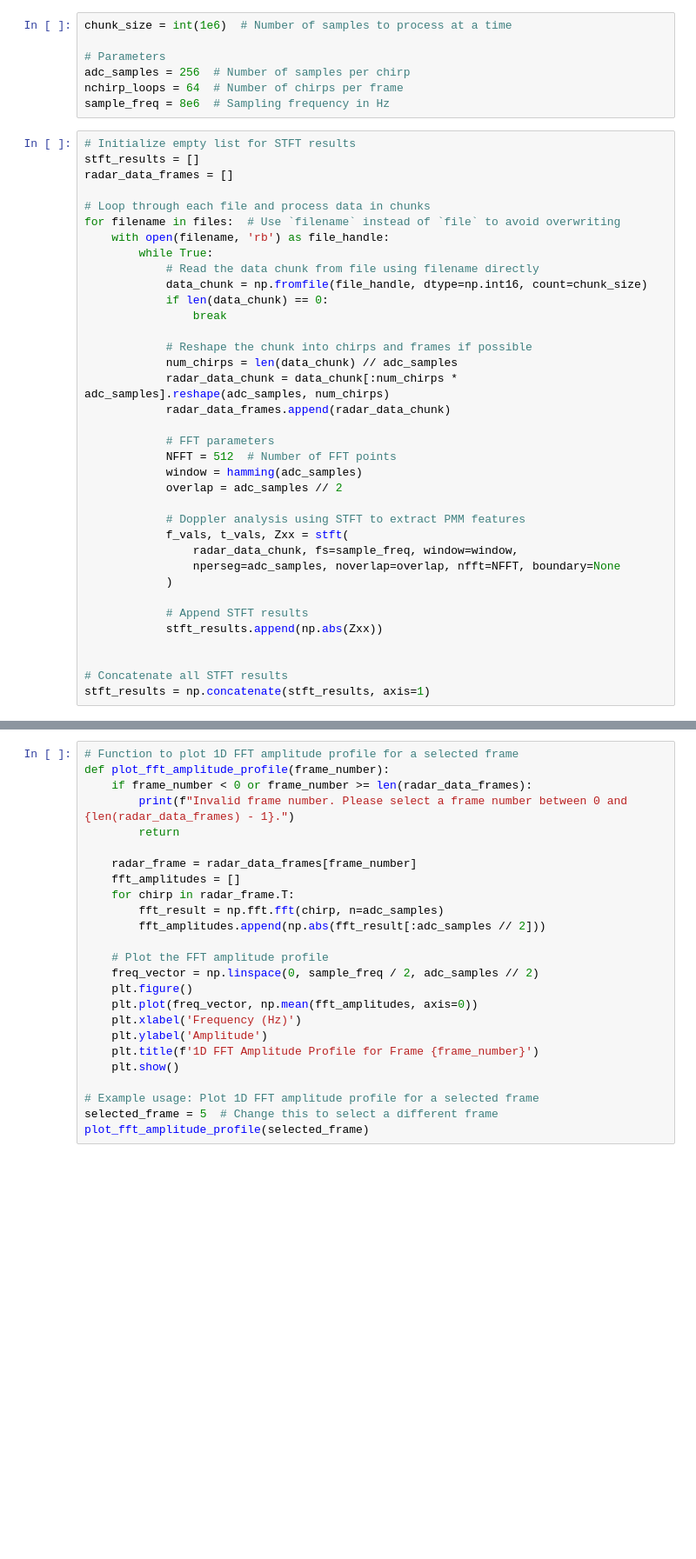
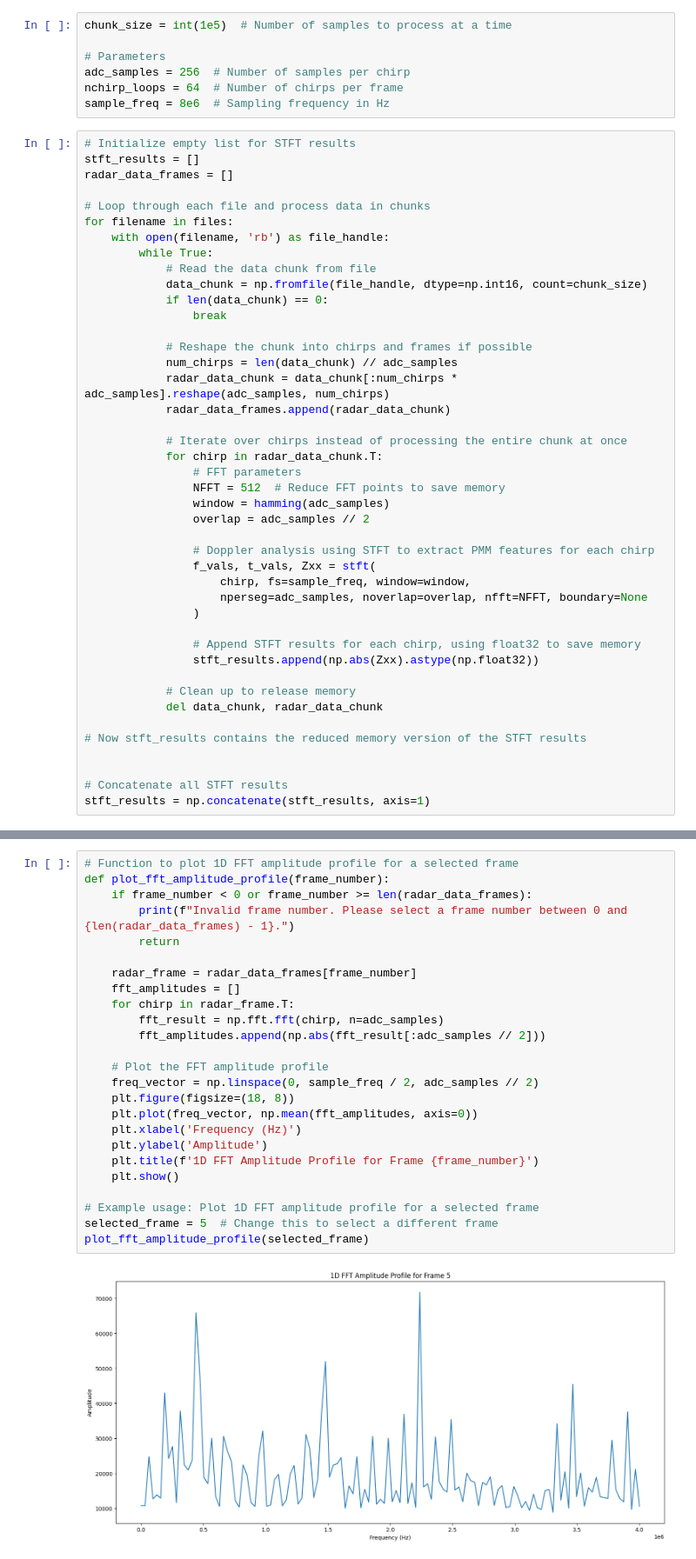
Before and after one commit to shaikhalvee/mmWave-drone, a Jupyter notebook: pmm_features.ipynb, the cells around one changed output, grey strips where cells are left out. Shown at 87% size. Saved outputs shown, nothing was run; the diff lists cells and outputs as text; blank space fills up the shorter version.

Commit message:
pmm feature extraction running

```diff
--- a/pmm_features.ipynb
+++ b/pmm_features.ipynb
@@ -24,7 +24,7 @@ files = ['data/drone_steady_0/master_0000_data.bin',
 #     data = np.fromfile(f, dtype=np.int16, count=4)
 #     print(data.size)
 # %%
-chunk_size = int(1e6)  # Number of samples to process at a time
+chunk_size = int(1e5)  # Number of samples to process at a time
 
 # Parameters
 adc_samples = 256  # Number of samples per chirp
@@ -36,10 +36,10 @@ stft_results = []
 radar_data_frames = []
 
 # Loop through each file and process data in chunks
-for filename in files:  # Use `filename` instead of `file` to avoid overwriting
+for filename in files:
     with open(filename, 'rb') as file_handle:
         while True:
-            # Read the data chunk from file using filename directly
+            # Read the data chunk from file
             data_chunk = np.fromfile(file_handle, dtype=np.int16, count=chunk_size)
             if len(data_chunk) == 0:
                 break
@@ -49,19 +49,26 @@ for filename in files:  # Use `filename` instead of `file` to avoid overwriting
             radar_data_chunk = data_chunk[:num_chirps * adc_samples].reshape(adc_samples, num_chirps)
             radar_data_frames.append(radar_data_chunk)
 
-            # FFT parameters
-            NFFT = 512  # Number of FFT points
-            window = hamming(adc_samples)
-            overlap = adc_samples // 2
+            # Iterate over chirps instead of processing the entire chunk at once
+            for chirp in radar_data_chunk.T:
+                # FFT parameters
+                NFFT = 512  # Reduce FFT points to save memory
+                window = hamming(adc_samples)
+                overlap = adc_samples // 2
 
-            # Doppler analysis using STFT to extract PMM features
-            f_vals, t_vals, Zxx = stft(
-                radar_data_chunk, fs=sample_freq, window=window,
-                nperseg=adc_samples, noverlap=overlap, nfft=NFFT, boundary=None
-            )
+                # Doppler analysis using STFT to extract PMM features for each chirp
+                f_vals, t_vals, Zxx = stft(
+                    chirp, fs=sample_freq, window=window,
+                    nperseg=adc_samples, noverlap=overlap, nfft=NFFT, boundary=None
+                )
 
-            # Append STFT results
-            stft_results.append(np.abs(Zxx))
+                # Append STFT results for each chirp, using float32 to save memory
+                stft_results.append(np.abs(Zxx).astype(np.float32))
+
+            # Clean up to release memory
+            del data_chunk, radar_data_chunk
+
+# Now stft_results contains the reduced memory version of the STFT results
 
 
 # Concatenate all STFT results
@@ -71,25 +76,27 @@ MemoryError: Unable to allocate 60.1 MiB for an array with shape (256, 30, 513)
 # %%
 # Function to plot 1D FFT amplitude profile for a selected frame
 def plot_fft_amplitude_profile(frame_number):
     if frame_number < 0 or frame_number >= len(radar_data_frames):
         print(f"Invalid frame number. Please select a frame number between 0 and {len(radar_data_frames) - 1}.")
         return
 
     radar_frame = radar_data_frames[frame_number]
     fft_amplitudes = []
     for chirp in radar_frame.T:
         fft_result = np.fft.fft(chirp, n=adc_samples)
         fft_amplitudes.append(np.abs(fft_result[:adc_samples // 2]))
 
     # Plot the FFT amplitude profile
     freq_vector = np.linspace(0, sample_freq / 2, adc_samples // 2)
-    plt.figure()
+    plt.figure(figsize=(18, 8))
     plt.plot(freq_vector, np.mean(fft_amplitudes, axis=0))
     plt.xlabel('Frequency (Hz)')
     plt.ylabel('Amplitude')
     plt.title(f'1D FFT Amplitude Profile for Frame {frame_number}')
     plt.show()
 
 # Example usage: Plot 1D FFT amplitude profile for a selected frame
 selected_frame = 5  # Change this to select a different frame
 plot_fft_amplitude_profile(selected_frame)
+# %% [output]
+[figure, added]
```
Also changed, not shown: parts of 1 cell of this notebook.
